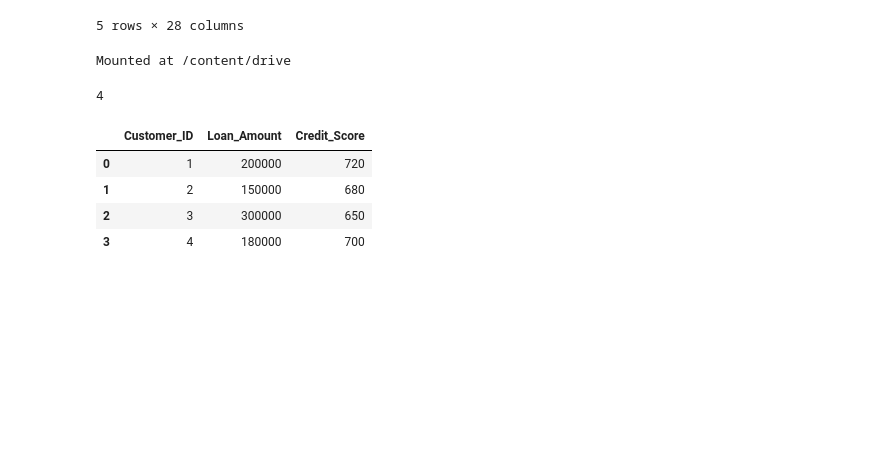
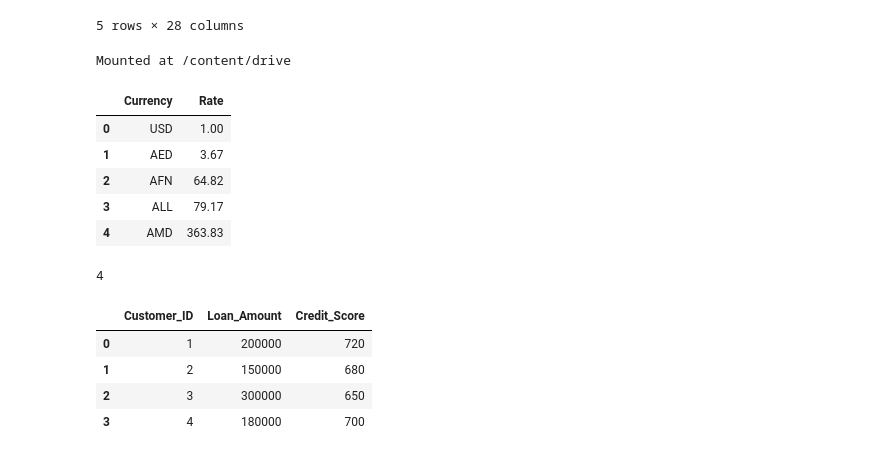
Before and after one commit to Kotte-Shivani/NASSCOM, a Jupyter notebook: WEEK 3/Loading_Datasets_from_Multiple_Sources.ipynb, the cells around one changed output. Drawn from its saved outputs; the diff is of its cells as text; code cells hidden in the pictures; blank space fills up the shorter version.

```diff
--- a/WEEK 3/Loading_Datasets_from_Multiple_Sources.ipynb
+++ b/WEEK 3/Loading_Datasets_from_Multiple_Sources.ipynb
@@ -90,16 +84,23 @@ drive.mount('/content/drive')
 # %% [output]
 Mounted at /content/drive
 # %%
-
 import requests
 import pandas as pd
 
 url = "https://api.exchangerate-api.com/v4/latest/USD"
 
 response = requests.get(url)
 data = response.json()
 
 rates = data["rates"]
 
 df = pd.DataFrame(list(rates.items()), columns=["Currency","Rate"])
+df.head()
+# %% [output]
+|  | Currency | Rate |
+| 0 | USD | 1.00 |
+| 1 | AED | 3.67 |
+| 2 | AFN | 64.82 |
+| 3 | ALL | 79.17 |
+| 4 | AMD | 363.83 |
 # %%
```
Also changed, not shown: parts of 9 cells of this notebook.
